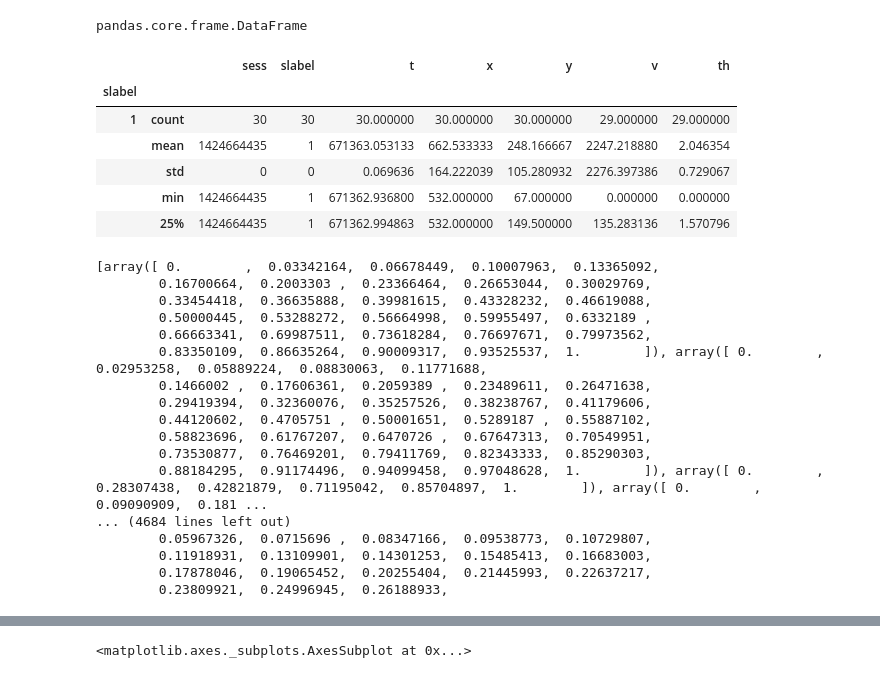
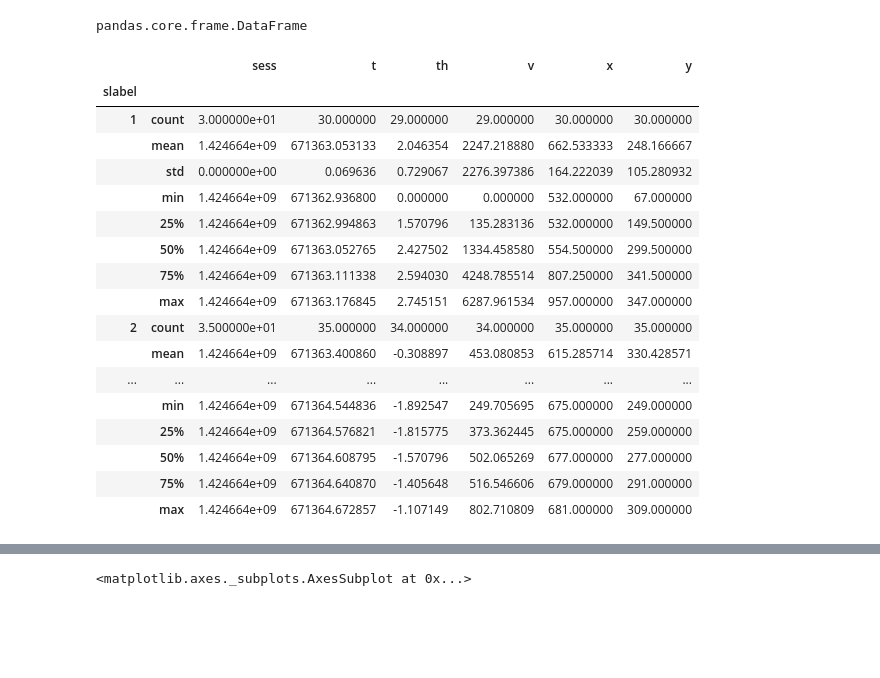
Before and after one commit to andrwat/DA, a Jupyter notebook: notebooks/Final Project.ipynb, the cells around one changed output, grey strips where cells are left out. Cells and saved outputs as stored; diff of their text form; code cells hidden in the pictures; blank space fills up the shorter version.

```diff
--- a/notebooks/Final Project.ipynb
+++ b/notebooks/Final Project.ipynb
@@ -171,5 +173,5 @@ dtype: int64
 # %%
-df2=df[:100].copy()
+df2=df.copy()
 # %%
 type(df2)
 # %% [output]
@@ -177,15 +179,26 @@ pandas.core.frame.DataFrame
 # %%
 gb=df2.groupby(['slabel'])
 # %%
-gb.describe().head()
+gb.describe()
 # %% [output]
-|  |  | sess | slabel | t | x | y | v | th |
-| slabel |  |  |  |  |  |  |  |  |
-| 1 | count | 30 | 30 | 30.000000 | 30.000000 | 30.000000 | 29.000000 | 29.000000 |
-|  | mean | 1424664435 | 1 | 671363.053133 | 662.533333 | 248.166667 | 2247.218880 | 2.046354 |
-|  | std | 0 | 0 | 0.069636 | 164.222039 | 105.280932 | 2276.397386 | 0.729067 |
-|  | min | 1424664435 | 1 | 671362.936800 | 532.000000 | 67.000000 | 0.000000 | 0.000000 |
-|  | 25% | 1424664435 | 1 | 671362.994863 | 532.000000 | 149.500000 | 135.283136 | 1.570796 |
+|  |  | sess | t | th | v | x | y |
+| slabel |  |  |  |  |  |  |  |
+| 1 | count | 3.000000e+01 | 30.000000 | 29.000000 | 29.000000 | 30.000000 | 30.000000 |
+|  | mean | 1.424664e+09 | 671363.053133 | 2.046354 | 2247.218880 | 662.533333 | 248.166667 |
+|  | std | 0.000000e+00 | 0.069636 | 0.729067 | 2276.397386 | 164.222039 | 105.280932 |
+|  | min | 1.424664e+09 | 671362.936800 | 0.000000 | 0.000000 | 532.000000 | 67.000000 |
+|  | 25% | 1.424664e+09 | 671362.994863 | 1.570796 | 135.283136 | 532.000000 | 149.500000 |
+|  | 50% | 1.424664e+09 | 671363.052765 | 2.427502 | 1334.458580 | 554.500000 | 299.500000 |
+|  | 75% | 1.424664e+09 | 671363.111338 | 2.594030 | 4248.785514 | 807.250000 | 341.500000 |
+|  | max | 1.424664e+09 | 671363.176845 | 2.745151 | 6287.961534 | 957.000000 | 347.000000 |
+| 2 | count | 3.500000e+01 | 35.000000 | 34.000000 | 34.000000 | 35.000000 | 35.000000 |
+|  | mean | 1.424664e+09 | 671363.400860 | -0.308897 | 453.080853 | 615.285714 | 330.428571 |
+| ... | ... | ... | ... | ... | ... | ... | ... |
+|  | min | 1.424664e+09 | 671364.544836 | -1.892547 | 249.705695 | 675.000000 | 249.000000 |
+|  | 25% | 1.424664e+09 | 671364.576821 | -1.815775 | 373.362445 | 675.000000 | 259.000000 |
+|  | 50% | 1.424664e+09 | 671364.608795 | -1.570796 | 502.065269 | 677.000000 | 277.000000 |
+|  | 75% | 1.424664e+09 | 671364.640870 | -1.405648 | 516.546606 | 679.000000 | 291.000000 |
+|  | max | 1.424664e+09 | 671364.672857 | -1.107149 | 802.710809 | 681.000000 | 309.000000 |
 # %%
 def normalize(group):
     mean = group.values.ravel().mean()
@@ -193,7 +206,7 @@ def normalize(group):
     return group.applymap(lambda x: (x - mean)/std)
 # %%
 nt=[]
-for _, group in df.groupby('slabel'):
+for _, group in df2.groupby('slabel'):
     mean = group.t.values.ravel().mean()
     min = group.t.values.ravel().min()
     max = group.t.values.ravel().max()
@@ -201,25 +214,6 @@ for _, group in df.groupby('slabel'):
 #    print "AAA", group.t.values.ravel()
     nt.append((group.t.values.ravel() - min) / (max - min))
 #    print "CCC", (group.t.values.ravel() - mean) / std
-print nt
-# %% [output]
-[array([ 0.        ,  0.03342164,  0.06678449,  0.10007963,  0.13365092,
-        0.16700664,  0.2003303 ,  0.23366464,  0.26653044,  0.30029769,
-        0.33454418,  0.36635888,  0.39981615,  0.43328232,  0.46619088,
-        0.50000445,  0.53288272,  0.56664998,  0.59955497,  0.6332189 ,
-        0.66663341,  0.69987511,  0.73618284,  0.76697671,  0.79973562,
-        0.83350109,  0.86635264,  0.90009317,  0.93525537,  1.        ]), array([ 0.        ,  0.02953258,  0.05889224,  0.08830063,  0.11771688,
-        0.1466002 ,  0.17606361,  0.2059389 ,  0.23489611,  0.26471638,
-        0.29419394,  0.32360076,  0.35257526,  0.38238767,  0.41179606,
-        0.44120602,  0.4705751 ,  0.50001651,  0.5289187 ,  0.55887102,
-        0.58823696,  0.61767207,  0.6470726 ,  0.67647313,  0.70549951,
-        0.73530877,  0.76469201,  0.79411769,  0.82343333,  0.85290303,
-        0.88184295,  0.91174496,  0.94099458,  0.97048628,  1.        ]), array([ 0.        ,  0.28307438,  0.42821879,  0.71195042,  0.85704897,  1.        ]), array([ 0.        ,  0.09090909,  0.181 ...
-... (4684 lines left out)
-        0.05967326,  0.0715696 ,  0.08347166,  0.09538773,  0.10729807,
-        0.11918931,  0.13109901,  0.14301253,  0.15485413,  0.16683003,
-        0.17878046,  0.19065452,  0.20255404,  0.21445993,  0.22637217,
-        0.23809921,  0.24996945,  0.26188933,
 # %%
 ntt=[item for sublist in nt for item in sublist]
 # %%
```
Also changed, not shown: parts of 10 cells of this notebook.
